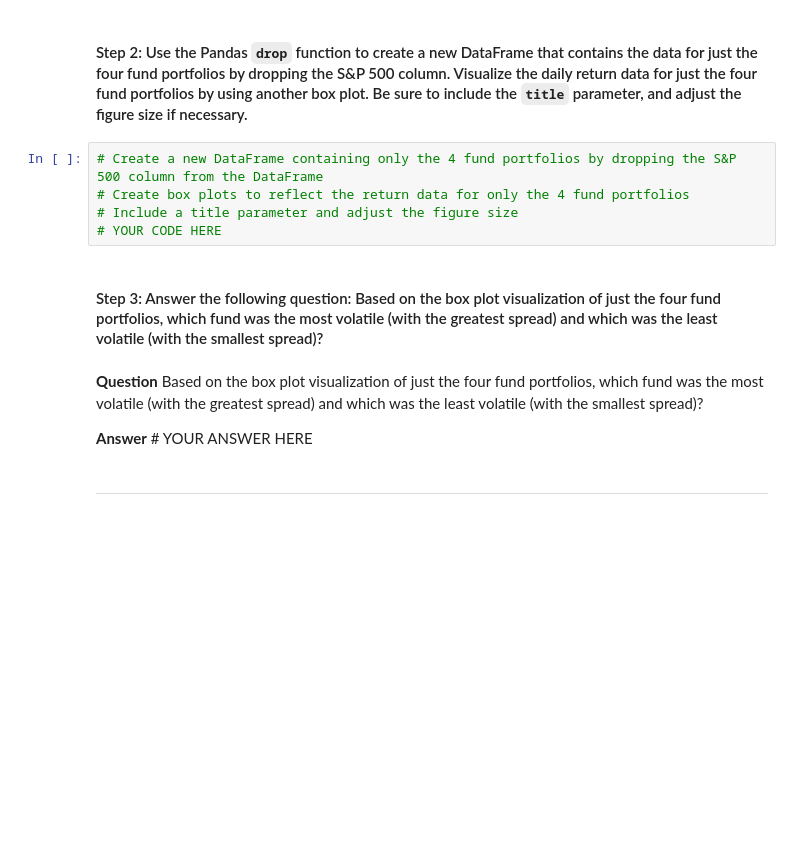
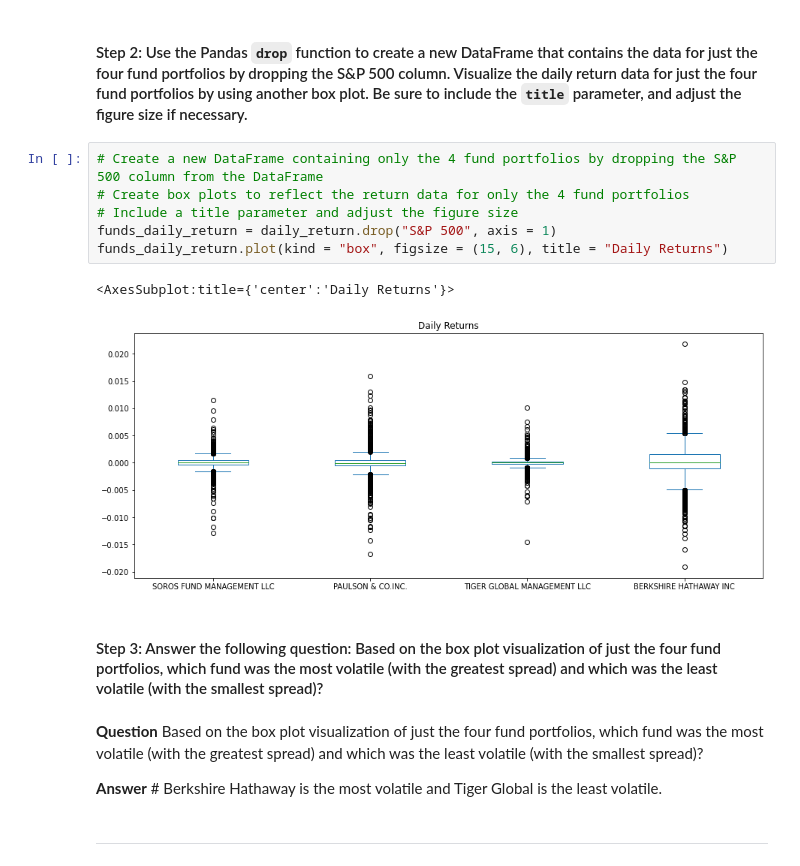
Before and after one commit to beowulf888/Module_4_Challenge, a Jupyter notebook: risk_return_analysis.ipynb, the cells around one changed output. Saved outputs shown, nothing was run; the diff lists cells and outputs as text; blank space fills up the shorter version.

```diff
--- a/risk_return_analysis.ipynb
+++ b/risk_return_analysis.ipynb
@@ -211,14 +214,18 @@ Analyze the volatility of each of the four fund portfolios and of the S&P 500 In
 # %%
 # Create a new DataFrame containing only the 4 fund portfolios by dropping the S&P 500 column from the DataFrame
 # Create box plots to reflect the return data for only the 4 fund portfolios
 # Include a title parameter and adjust the figure size
-# YOUR CODE HERE
+funds_daily_return = daily_return.drop("S&P 500", axis = 1)
+funds_daily_return.plot(kind = "box", figsize = (15, 6), title = "Daily Returns")
+# %% [output]
+<AxesSubplot:title={'center':'Daily Returns'}>
+[figure, added]
 # %% [markdown]
 #### Step 3: Answer the following question: Based on the box plot visualization of just the four fund portfolios, which fund was the most volatile (with the greatest spread) and which was the least volatile (with the smallest spread)?
 # %% [markdown]
 **Question** Based on the box plot visualization of just the four fund portfolios, which fund was the most volatile (with the greatest spread) and which was the least volatile (with the smallest spread)?
 
-**Answer** # YOUR ANSWER HERE
+**Answer** # Berkshire Hathaway is the most volatile and Tiger Global is the least volatile.
 # %% [markdown]
 ---
 # %% [markdown]
```
Also changed, not shown: parts of 23 cells of this notebook.
